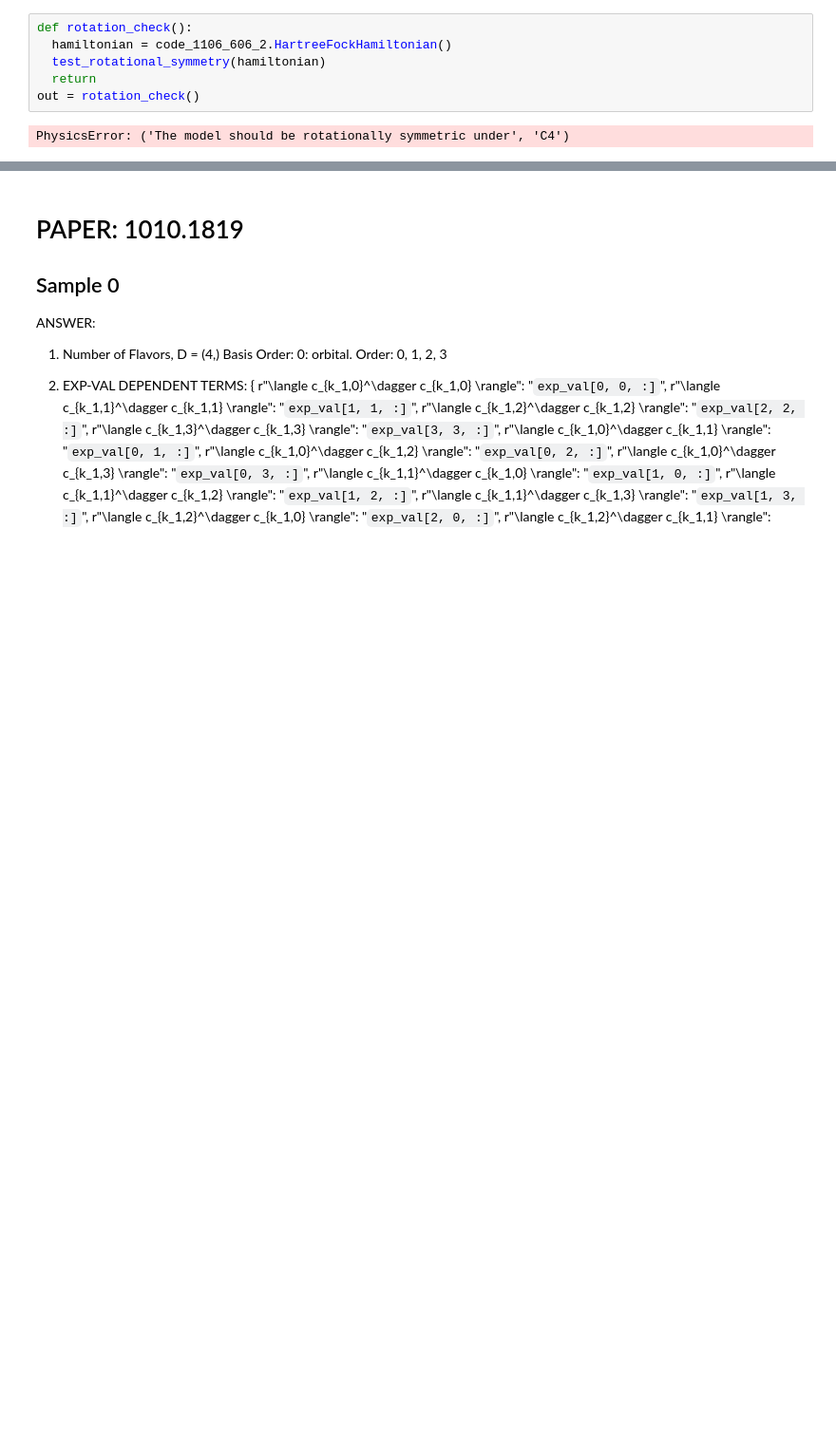
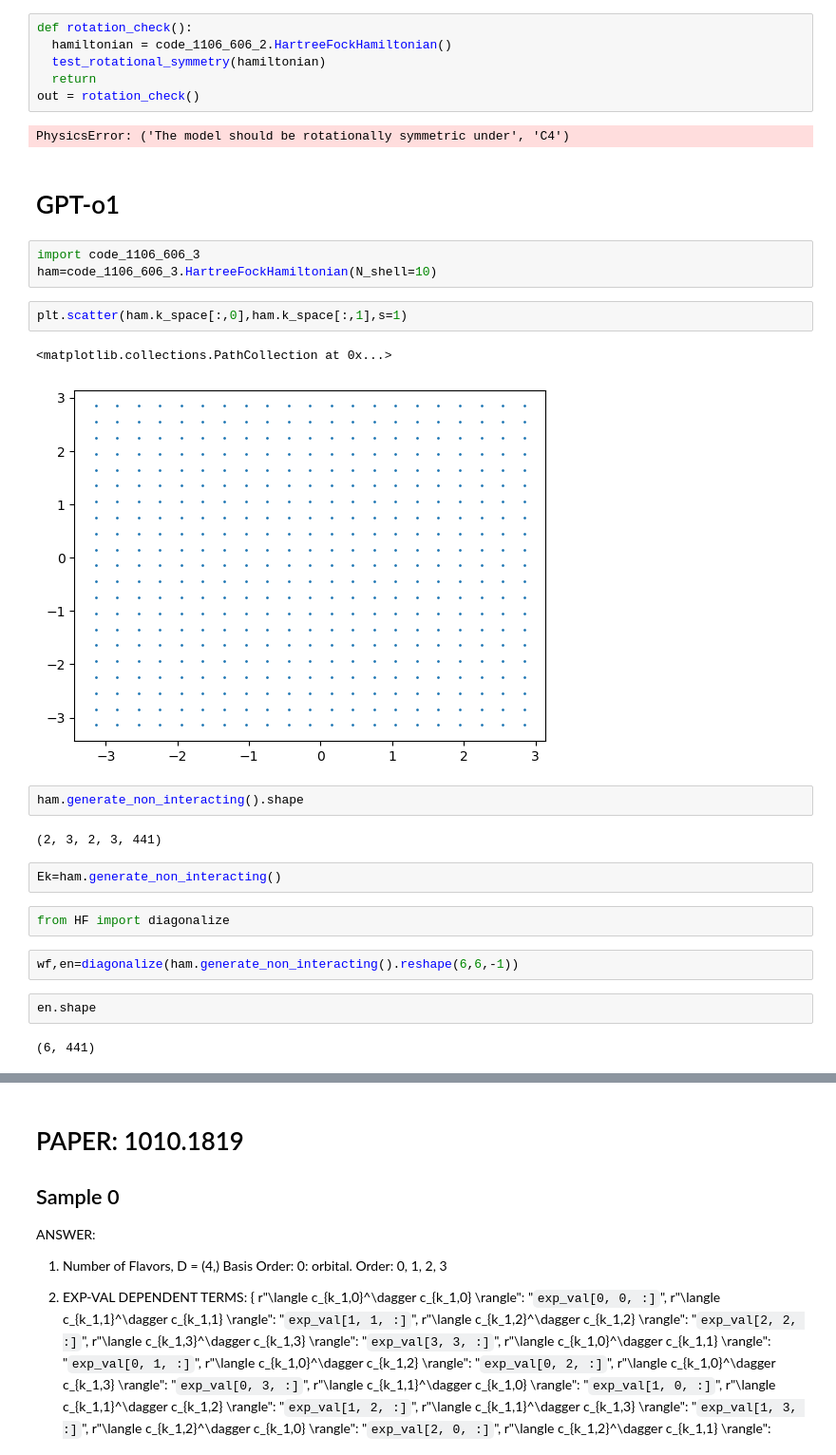
Before and after one commit to hainingpan/HartreeFock_GPT, a Jupyter notebook: test_coding/Dataset_v1_Outputs.ipynb, the cells around one changed output, grey strips where cells are left out. Shown at 95% size. Cells and saved outputs as stored; diff of their text form; blank space fills up the shorter version.

```diff
--- a/test_coding/Dataset_v1_Outputs.ipynb
+++ b/test_coding/Dataset_v1_Outputs.ipynb
@@ -709,3 +709,27 @@ def rotation_check():
 out = rotation_check()
 # %% [output]
 PhysicsError: ('The model should be rotationally symmetric under', 'C4')
+# %% [markdown]
+# GPT-o1
+# %%
+import code_1106_606_3
+ham=code_1106_606_3.HartreeFockHamiltonian(N_shell=10)
+# %%
+plt.scatter(ham.k_space[:,0],ham.k_space[:,1],s=1)
+# %% [output]
+<matplotlib.collections.PathCollection at 0x...>
+[figure, added]
+# %%
+ham.generate_non_interacting().shape
+# %% [output]
+(2, 3, 2, 3, 441)
+# %%
+Ek=ham.generate_non_interacting()
+# %%
+from HF import diagonalize
+# %%
+wf,en=diagonalize(ham.generate_non_interacting().reshape(6,6,-1))
+# %%
+en.shape
+# %% [output]
+(6, 441)
```
Also changed, not shown: parts of 7 cells of this notebook, 2 other files.
